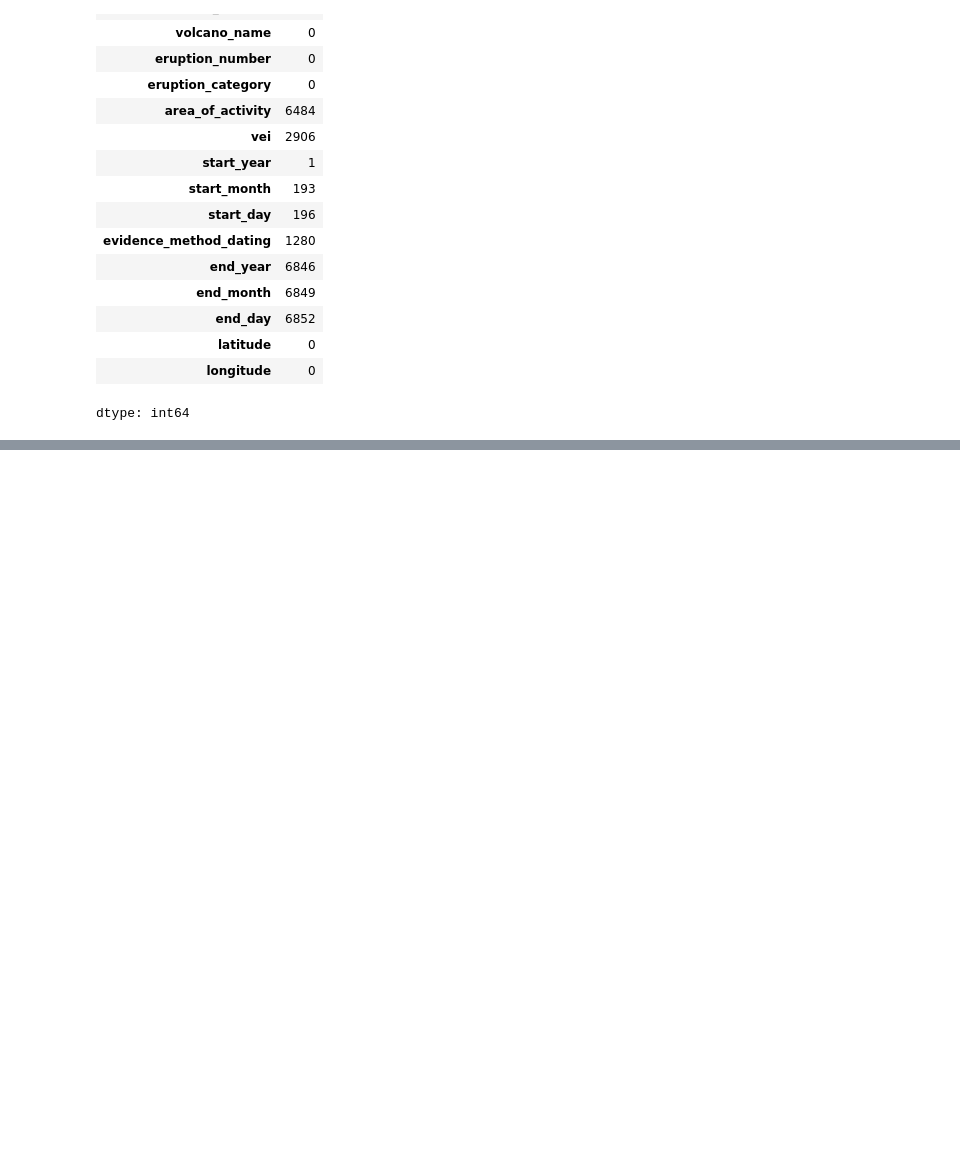
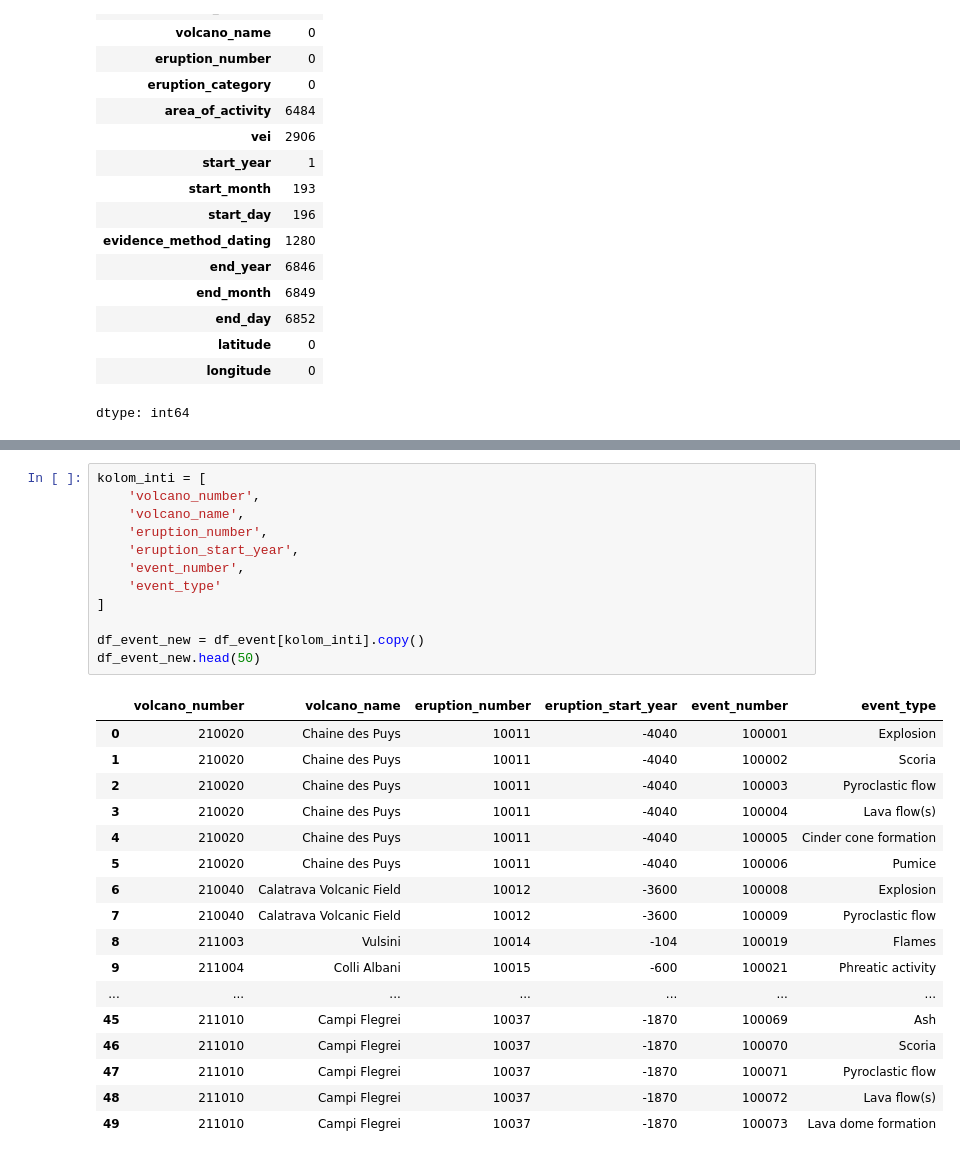
Before and after one commit to RoihansLab/Data-Mining-Project, a Jupyter notebook: Volcano_eruption.ipynb, the cells around one changed output, grey strips where cells are left out. Cells and saved outputs as stored; diff of their text form; blank space fills up the shorter version.

```diff
--- a/Volcano_eruption.ipynb
+++ b/Volcano_eruption.ipynb
@@ -105,0 +178,30 @@ TypeError: Choicelist and default value do not have a common dtype: The DType <c
+# %%
+kolom_inti = [
+    'volcano_number',
+    'volcano_name',
+    'eruption_number',
+    'eruption_start_year',
+    'event_number',
+    'event_type'
+]
+
+df_event_new = df_event[kolom_inti].copy()
+df_event_new.head(50)
+# %% [output]
+|  | volcano_number | volcano_name | eruption_number | eruption_start_year | event_number | event_type |
+| 0 | 210020 | Chaine des Puys | 10011 | -4040 | 100001 | Explosion |
+| 1 | 210020 | Chaine des Puys | 10011 | -4040 | 100002 | Scoria |
+| 2 | 210020 | Chaine des Puys | 10011 | -4040 | 100003 | Pyroclastic flow |
+| 3 | 210020 | Chaine des Puys | 10011 | -4040 | 100004 | Lava flow(s) |
+| 4 | 210020 | Chaine des Puys | 10011 | -4040 | 100005 | Cinder cone formation |
+| 5 | 210020 | Chaine des Puys | 10011 | -4040 | 100006 | Pumice |
+| 6 | 210040 | Calatrava Volcanic Field | 10012 | -3600 | 100008 | Explosion |
+| 7 | 210040 | Calatrava Volcanic Field | 10012 | -3600 | 100009 | Pyroclastic flow |
+| 8 | 211003 | Vulsini | 10014 | -104 | 100019 | Flames |
+| 9 | 211004 | Colli Albani | 10015 | -600 | 100021 | Phreatic activity |
+| ... | ... | ... | ... | ... | ... | ... |
+| 45 | 211010 | Campi Flegrei | 10037 | -1870 | 100069 | Ash |
+| 46 | 211010 | Campi Flegrei | 10037 | -1870 | 100070 | Scoria |
+| 47 | 211010 | Campi Flegrei | 10037 | -1870 | 100071 | Pyroclastic flow |
+| 48 | 211010 | Campi Flegrei | 10037 | -1870 | 100072 | Lava flow(s) |
+| 49 | 211010 | Campi Flegrei | 10037 | -1870 | 100073 | Lava dome formation |
```
Also changed, not shown: parts of 15 cells of this notebook.
